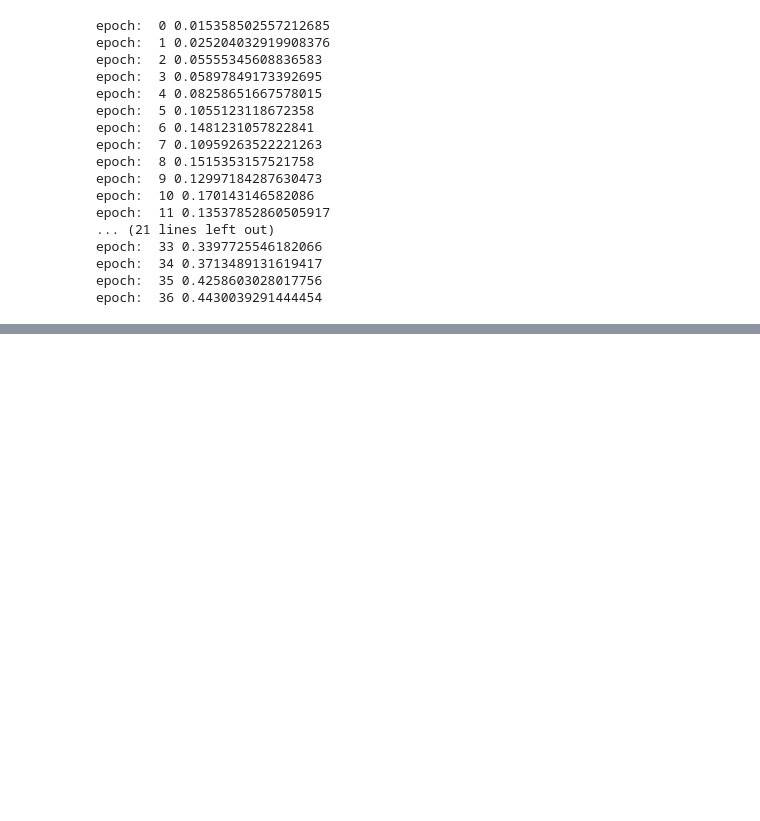
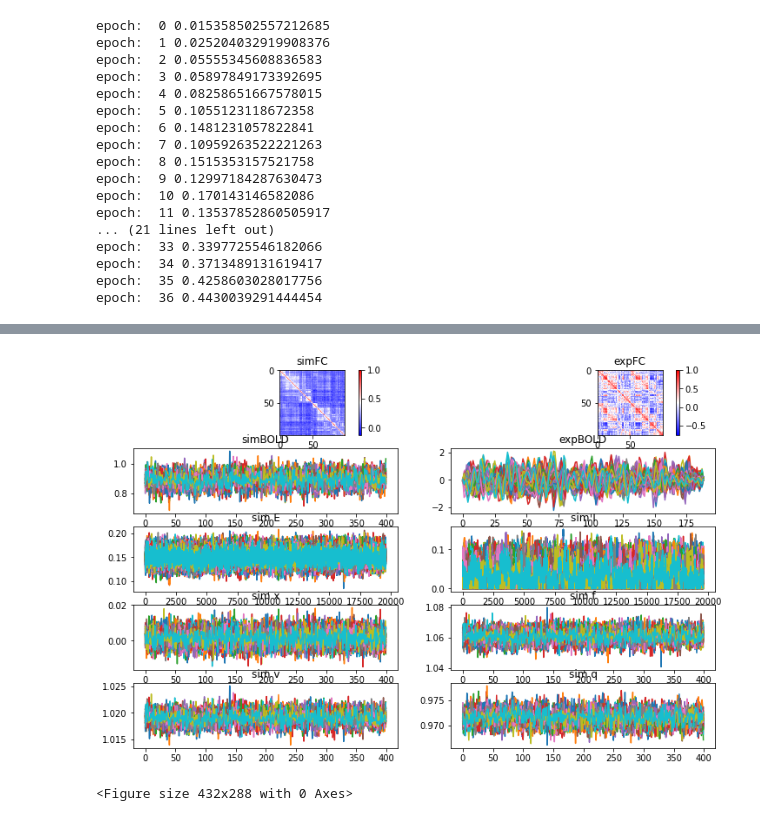
Before and after one commit to GriffithsLab/kcnischool2022-projectweek, a Jupyter notebook: notebooks/PyTorch_fMRI_model_fitting_examples.ipynb, the cells around one changed output, grey strips where cells are left out. Cells and saved outputs as stored; diff of their text form; code cells hidden in the pictures; blank space fills up the shorter version.

```diff
--- a/notebooks/PyTorch_fMRI_model_fitting_examples.ipynb
+++ b/notebooks/PyTorch_fMRI_model_fitting_examples.ipynb
@@ -104,0 +112,6 @@ epoch:  36 0.4430039291444454
+# %%
+plot_sim_states_outputs(ts, output_test)
+plt.tight_layout()
+# %% [output]
+[figure, added]
+<Figure size 432x288 with 0 Axes>
```
Also changed, not shown: parts of 5 cells of this notebook.
